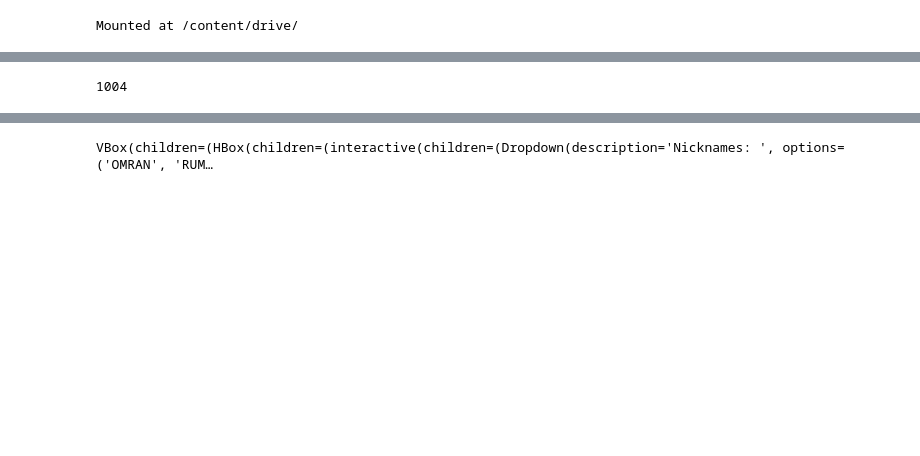
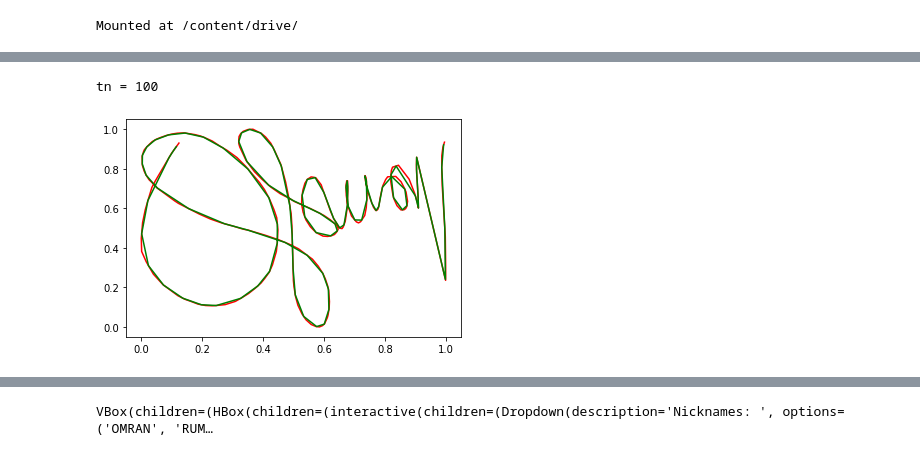
Before and after one commit to team-signpin/signpin, a Jupyter notebook: SignPin[Robin].ipynb, the cells around one changed output, grey strips where cells are left out. Cells and saved outputs as stored; diff of their text form; code cells hidden in the pictures; blank space fills up the shorter version.

```diff
--- a/SignPin[Robin].ipynb
+++ b/SignPin[Robin].ipynb
@@ -191,13 +152,6 @@ old_data=[[0.         1.         0.         0.        ]
-# %%
-def normalizedByTime(data):
-  return data;
-
-nickname = "OMRAN"
-index = 0
-data, ratio = oldDataArray(nickname, index)
-data.size
-# %% [output]
-1004
+# %%
+def normalizeByTime(data, n):
+  return np.array([ midTime(data, (1/n) * x) for x in range(1,n)])
 # %%
 def drawExtendedEdge(canvas, data, i):
   xi, yi, tii, peni = data[i]
@@ -220,0 +168,37 @@ def scaleDown(p1, p2):
+# %%
+def midTime(data, n):
+  tis = data[:, 2]
+  given_ti = n
+  end_point = np.searchsorted(tis, given_ti)
+  end_point_vti = data[end_point, 2]
+  start_point_vti = data[end_point - 1, 2]
+  start_d_point = data[end_point-1];
+  end_d_point = data[end_point]
+  div = (given_ti - start_point_vti) / (end_point_vti - start_point_vti)
+
+  # start = xu, end = xv, div = r
+  # r*xu + (1-r)*xv
+  # (xv - xu)*r + xu === xu*(1-r) + xv*r
+  new_point_x = (end_d_point[0] - start_d_point[0])*div + start_d_point[0]
+  new_point_y = (end_d_point[1] - start_d_point[1])*div + start_d_point[1]
+
+  new_point = [new_point_x, new_point_y, given_ti, start_d_point[3]]
+  new_point = [round(x, 5) for x in new_point]
+  return new_point
+
+
+data, ratio = oldDataArray('OMRAN', 0)
+tmp, point2 = midTimeDebug(data, 0.75)
+# p_data
+# data
+# data = data[10:]
+tn = 100
+p_data = normalizeByTime(data, tn)
+plt.plot(data[:,0], data[:,1], 'r-')
+plt.plot(p_data[:,0], p_data[:,1], 'g-')
+print(f"tn = {tn}")
+# t_data = np.array([ midTime(data, 0.01 * x) for x in range(1,100)])
+# plt.plot(t_data[:,0], t_data[:,1], 'bo')
+# %% [output]
+tn = 100
+[figure, added]
```
Also changed, not shown: parts of 7 cells of this notebook.
